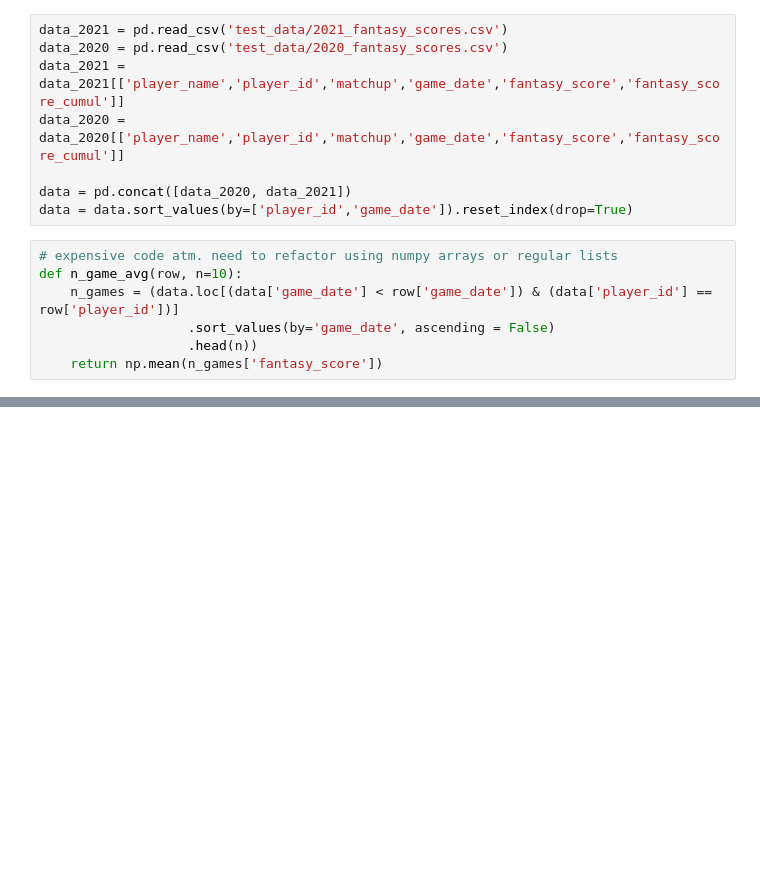
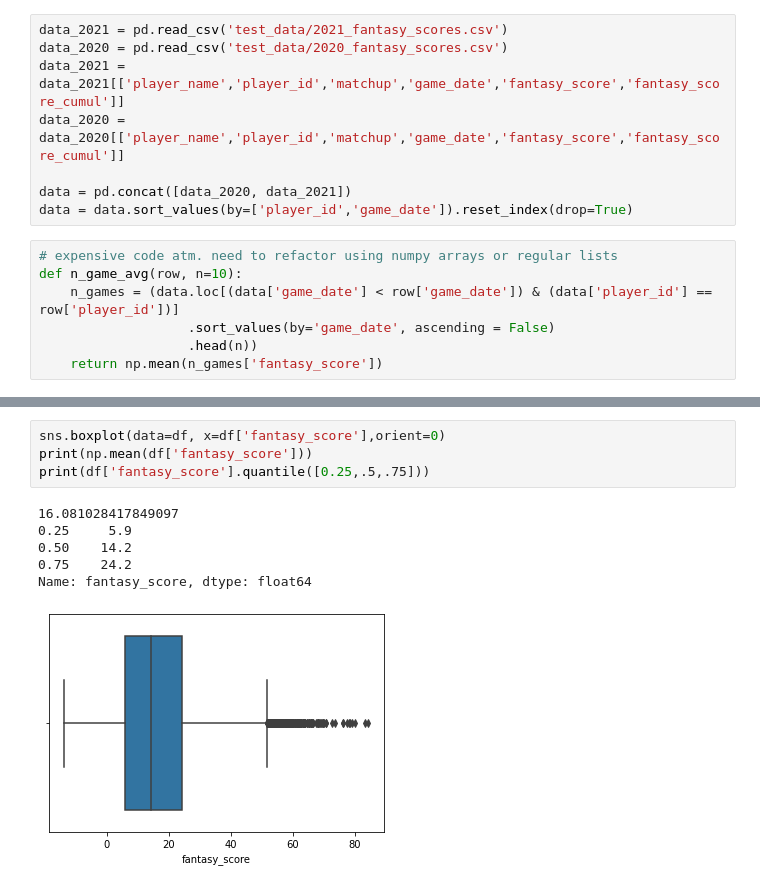
Before and after one commit to jaysonbb/Game_Stonks, a Jupyter notebook: testing/player_value_testing.ipynb, the cells around one changed output, grey strips where cells are left out. Drawn from its saved outputs; the diff is of its cells as text; blank space fills up the shorter version.

```diff
--- a/testing/player_value_testing.ipynb
+++ b/testing/player_value_testing.ipynb
@@ -31,0 +33,11 @@ Player:  rudy gobert
+# %%
+sns.boxplot(data=df, x=df['fantasy_score'],orient=0)
+print(np.mean(df['fantasy_score']))
+print(df['fantasy_score'].quantile([0.25,.5,.75]))
+# %% [output]
+16.081028417849097
+0.25     5.9
+0.50    14.2
+0.75    24.2
+Name: fantasy_score, dtype: float64
+[figure, added]
```
Also changed, not shown: parts of 7 cells of this notebook.
